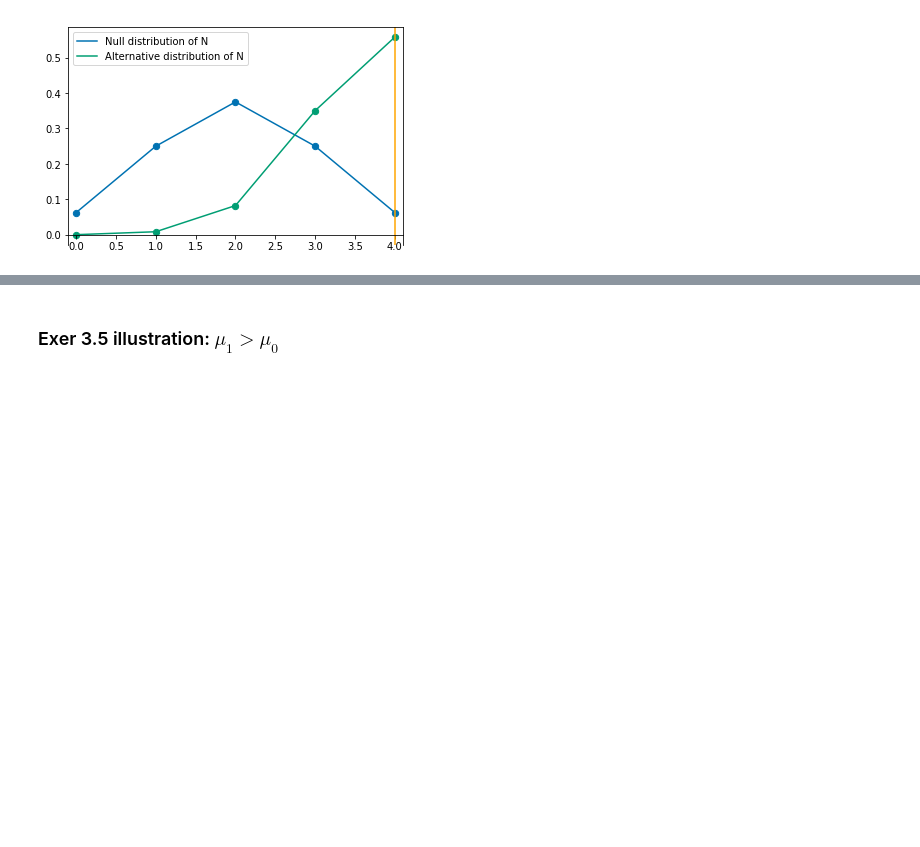
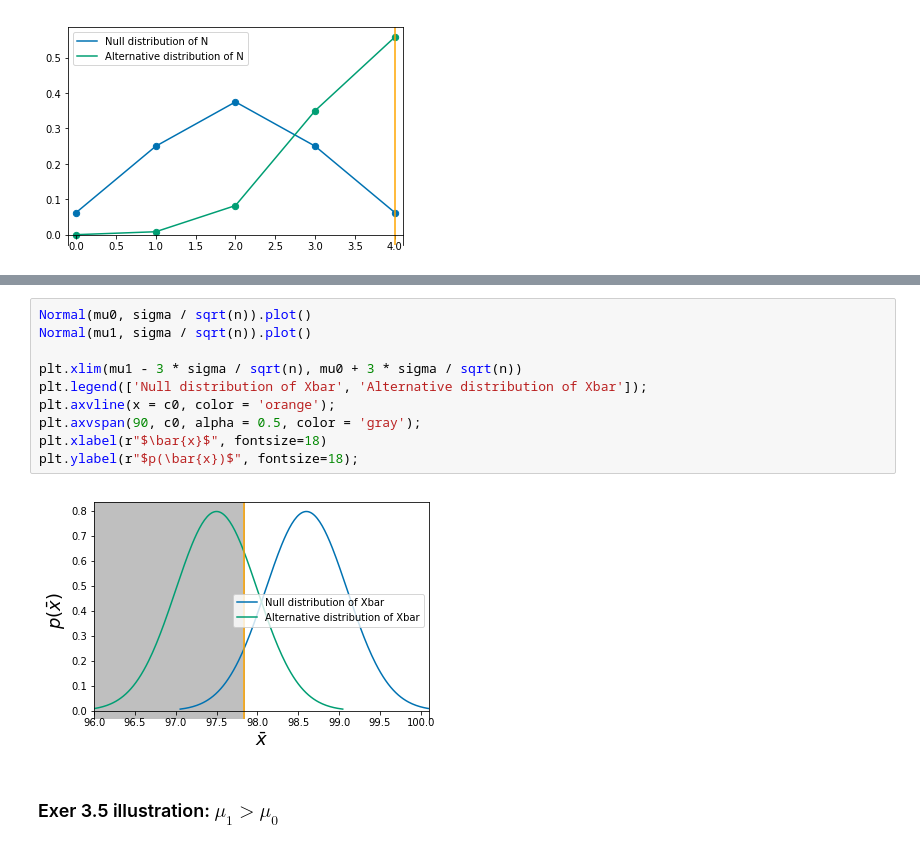
Before and after one commit to kevindavisross/stat427, a Jupyter notebook: Notebook03-NP-notes.ipynb, the cells around one changed output, grey strips where cells are left out. Drawn from its saved outputs; the diff is of its cells as text; blank space fills up the shorter version.

```diff
--- a/Notebook03-NP-notes.ipynb
+++ b/Notebook03-NP-notes.ipynb
@@ -398,3 +427,15 @@ plt.axvline(x = c0, color = 'orange');
+# %%
+Normal(mu0, sigma / sqrt(n)).plot()
+Normal(mu1, sigma / sqrt(n)).plot()
+
+plt.xlim(mu1 - 3 * sigma / sqrt(n), mu0 + 3 * sigma / sqrt(n))
+plt.legend(['Null distribution of Xbar', 'Alternative distribution of Xbar']);
+plt.axvline(x = c0, color = 'orange');
+plt.axvspan(90, c0, alpha = 0.5, color = 'gray');
+plt.xlabel(r"$\bar{x}$", fontsize=18)
+plt.ylabel(r"$p(\bar{x})$", fontsize=18);
+# %% [output]
+[figure, added]
 # %% [markdown]
 ### Exer 3.5 illustration: $\mu_1 > \mu_0$
 # %%
```
Also changed, not shown: parts of 6 cells of this notebook.
